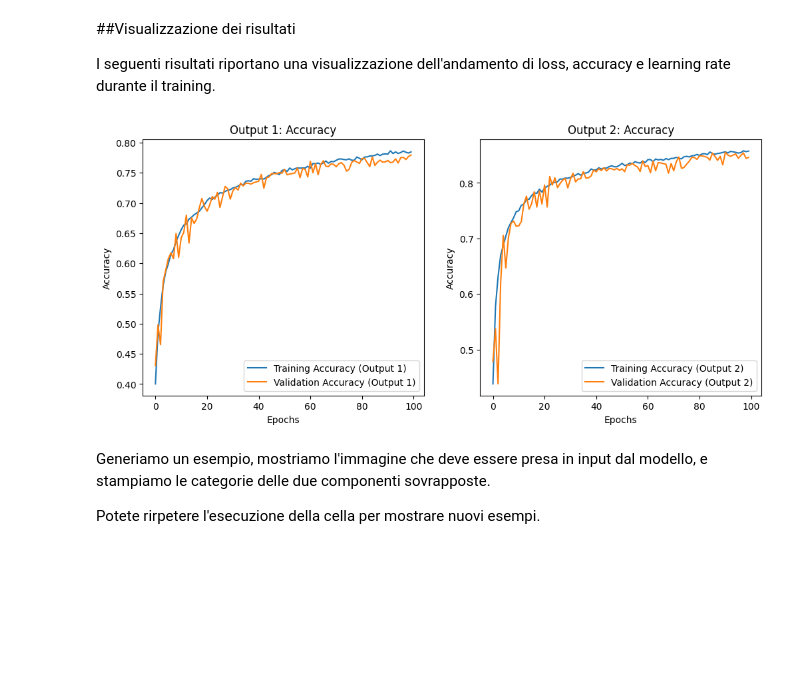
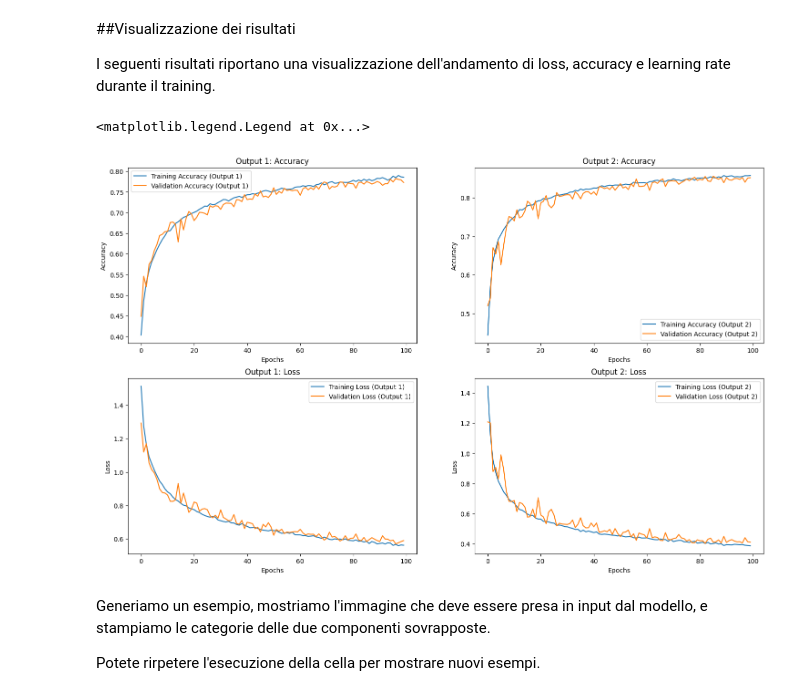
Before and after one commit to leonardo3130/project_AA, a Jupyter notebook: cifar_10_separation.ipynb, the cells around one changed output. Cells and saved outputs as stored; diff of their text form; code cells hidden in the pictures; blank space fills up the shorter version.

Commit message:
add training history, plots and final evaluation

```diff
--- a/cifar_10_separation.ipynb
+++ b/cifar_10_separation.ipynb
@@ -260,55 +260,46 @@ I seguenti risultati riportano una visualizzazione dell'andamento di loss, accur
 history_dict = history.history
 
 # Plot training and validation accuracy for each output
-plt.figure(figsize=(12, 5))
+plt.figure(figsize=(18, 11))
 
 # Plot accuracy for output1
-plt.subplot(3, 2, 1)
+plt.subplot(2, 2, 1)
 plt.plot(history_dict['output_1_accuracy'], label='Training Accuracy (Output 1)')
 plt.plot(history_dict['val_output_1_accuracy'], label='Validation Accuracy (Output 1)')
 plt.title('Output 1: Accuracy')
 plt.xlabel('Epochs')
 plt.ylabel('Accuracy')
 plt.legend()
 
 # Plot accuracy for output2
-plt.subplot(3, 2, 2)
+plt.subplot(2, 2, 2)
 plt.plot(history_dict['output_2_accuracy'], label='Training Accuracy (Output 2)')
 plt.plot(history_dict['val_output_2_accuracy'], label='Validation Accuracy (Output 2)')
 plt.title('Output 2: Accuracy')
 plt.xlabel('Epochs')
 plt.ylabel('Accuracy')
 plt.legend()
 
 # Plot loss for output1
-plt.subplot(3, 2, 3)
+plt.subplot(2, 2, 3)
 plt.plot(history_dict['output_1_loss'], label='Training Loss (Output 1)')
 plt.plot(history_dict['val_output_1_loss'], label='Validation Loss (Output 1)')
 plt.title('Output 1: Loss')
 plt.xlabel('Epochs')
 plt.ylabel('Loss')
 plt.legend()
 
 # Plot loss for output2
-plt.subplot(3, 2, 4)
+plt.subplot(2, 2, 4)
 plt.plot(history_dict['output_2_loss'], label='Training Loss (Output 2)')
 plt.plot(history_dict['val_output_2_loss'], label='Validation Loss (Output 2)')
 plt.title('Output 2: Loss')
 plt.xlabel('Epochs')
 plt.ylabel('Loss')
 plt.legend()
-
-# Plot learning rate history
-plt.subplot(3, 2, 5)
-plt.plot(history_dict['lr'], label='Learning Rate')
-plt.title('Learning rate history')
-plt.xlabel('Epochs')
-plt.ylabel('Larning rate')
-plt.legend()
-
-plt.show()
 # %% [output]
+<matplotlib.legend.Legend at 0x...>
-[figure, old version]
+[figure, new version]
 # %%
 model.save_weights("model.weights.h5")
 # %% [markdown]
```
Also changed, not shown: parts of 5 cells of this notebook.
